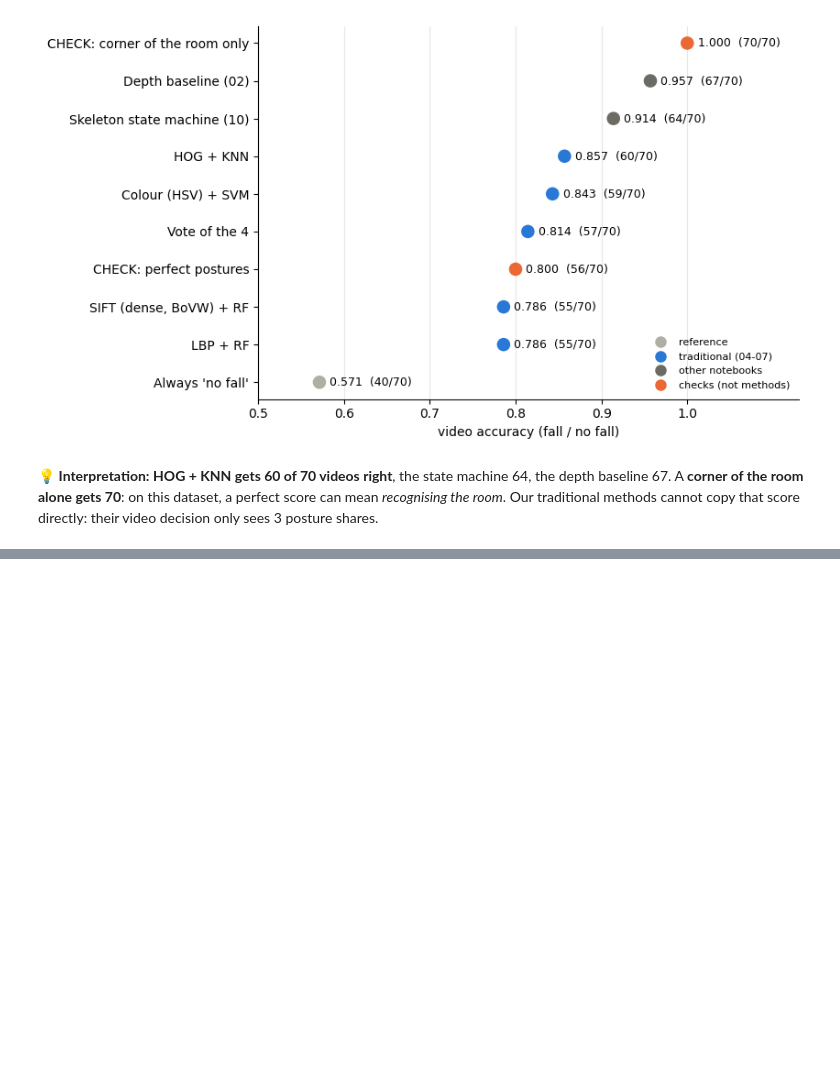
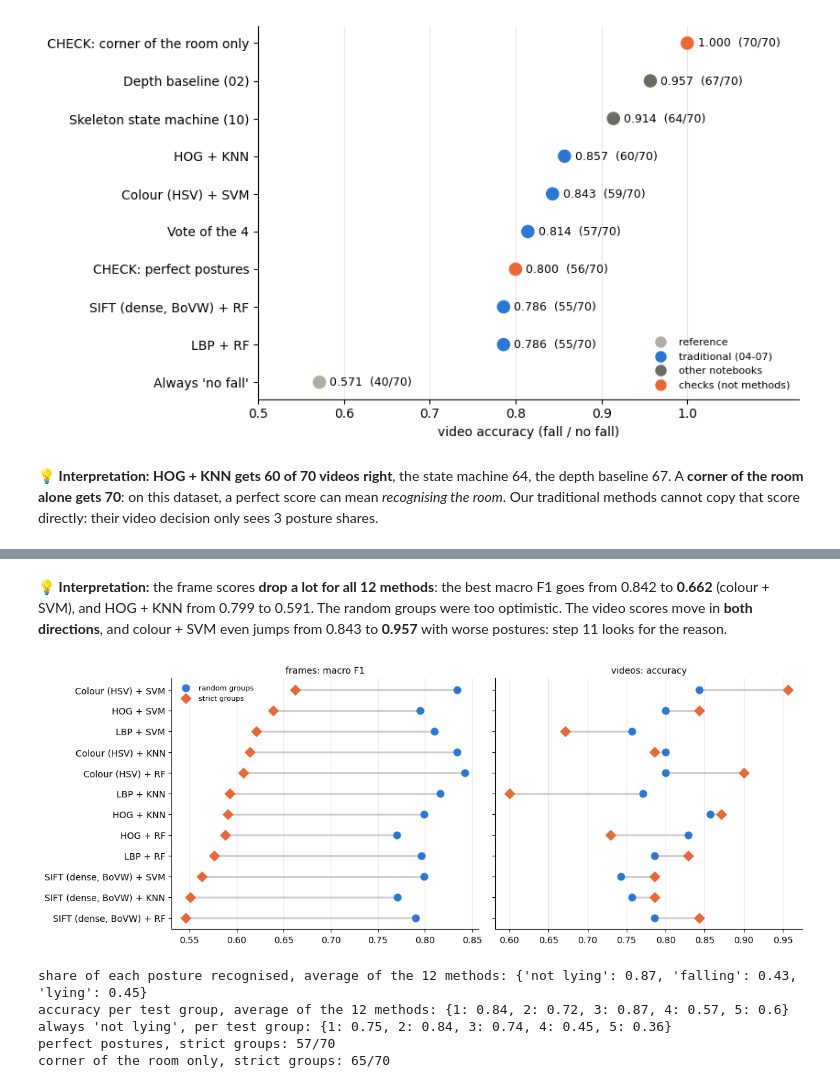
Before and after one commit to MahranAmor/UR-Fall-Detection, a Jupyter notebook: notebooks/08_traditional_benchmark.ipynb, the cells around one changed output, grey strips where cells are left out. Drawn from its saved outputs; the diff is of its cells as text; code cells hidden in the pictures; blank space fills up the shorter version.

Commit message:
Notebook 08: add the strict test by recording session and clothes
Co-Authored-By: Claude Opus 5.5 <noreply@anthropic.com>

```diff
--- a/notebooks/08_traditional_benchmark.ipynb
+++ b/notebooks/08_traditional_benchmark.ipynb
@@ -336,0 +347,8 @@ Our traditional methods cannot copy that score directly: their video decision on
+# %%
+groups = pd.read_csv(Path("..") / "video_groups.csv")
+group_of = groups.set_index("video").group
+strict = frames.video.map(group_of).to_numpy()
+table = groups.assign(kind=np.where(groups.video.str.startswith("fall"), "falls", "ADLs")).groupby(["group", "kind"]).size().unstack()
+table["labelled frames"] = pd.Series(strict).value_counts()
+assert len(groups) == 70 and set(groups.video) == set(videos)
+table
@@ -336,0 +431,33 @@ Our traditional methods cannot copy that score directly: their video decision on
+# %% [markdown]
+💡 **Interpretation:** the frame scores **drop a lot for all 12 methods**: the best macro F1 goes from 0.842 to **0.662** (colour + SVM), and HOG + KNN from 0.799 to 0.591. The random groups were too optimistic.
+The video scores move in **both directions**, and colour + SVM even jumps from 0.843 to **0.957** with worse postures: step 11 looks for the reason.
+# %%
+order = both.sort_values("macro F1 (strict)")
+method = order.descriptor + " + " + order.classifier
+fig, axes = plt.subplots(1, 2, figsize=(12, 4.6), sharey=True)
+for ax, m in zip(axes, ["macro F1", "video accuracy"]):
+    ax.hlines(method, order[f"{m} (strict)"], order[f"{m} (random)"], color="#cccccc", linewidth=2, zorder=1)
+    ax.scatter(order[f"{m} (random)"], method, s=60, color="#2a78d6", label="random groups", zorder=3)
+    ax.scatter(order[f"{m} (strict)"], method, s=60, color="#eb6834", marker="D", label="strict groups", zorder=3)
+    ax.set_title("frames: macro F1" if m == "macro F1" else "videos: accuracy", fontsize=10)
+    ax.grid(axis="x", alpha=0.3)
+    for s in ["top", "right"]:
+        ax.spines[s].set_visible(False)
+axes[0].legend(fontsize=8, frameon=False, loc="upper left")
+plt.tight_layout(); plt.show()
+
+each = strict_pred[list(method)]
+print("share of each posture recognised, average of the 12 methods:",
+      {PHASE: round(float((each[y == k] == k).mean().mean()), 2) for k, PHASE in [(-1, "not lying"), (0, "falling"), (1, "lying")]})
+print("accuracy per test group, average of the 12 methods:", {g: round(float(each[strict == g].eq(y[strict == g], axis=0).mean().mean()), 2) for g in range(1, 6)})
+print("always 'not lying', per test group:", {g: round(float(np.mean(y[strict == g] == -1)), 2) for g in range(1, 6)})
+print(f"perfect postures, strict groups: {(strict_video_decision(y)[2] == y_video).sum()}/70")
+room_strict = cross_val_predict(KNeighborsClassifier(n_neighbors=1), X_room, y_room, cv=PredefinedSplit(np.array([group_of[v] for v in videos])))
+print(f"corner of the room only, strict groups: {(room_strict == y_room).sum()}/70")
+# %% [output]
+[figure, added]
+share of each posture recognised, average of the 12 methods: {'not lying': 0.87, 'falling': 0.43, 'lying': 0.45}
+accuracy per test group, average of the 12 methods: {1: 0.84, 2: 0.72, 3: 0.87, 4: 0.57, 5: 0.6}
+always 'not lying', per test group: {1: 0.75, 2: 0.84, 3: 0.74, 4: 0.45, 5: 0.36}
+perfect postures, strict groups: 57/70
+corner of the room only, strict groups: 65/70
```
Also changed, not shown: parts of 13 cells of this notebook, 1 other file.
